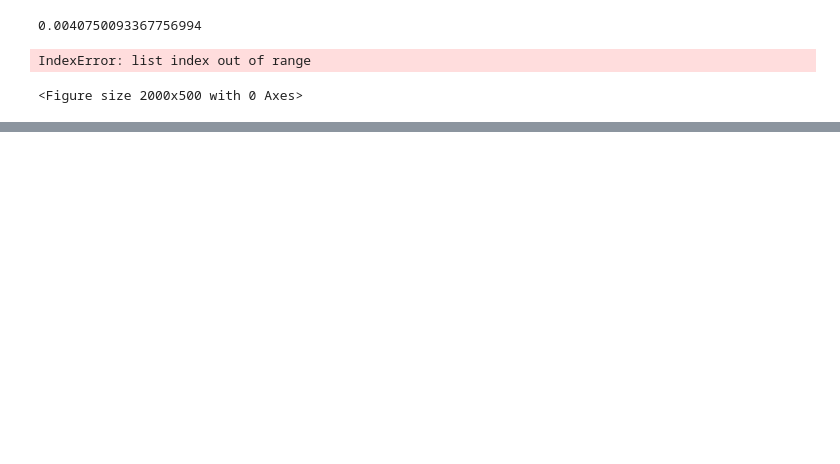
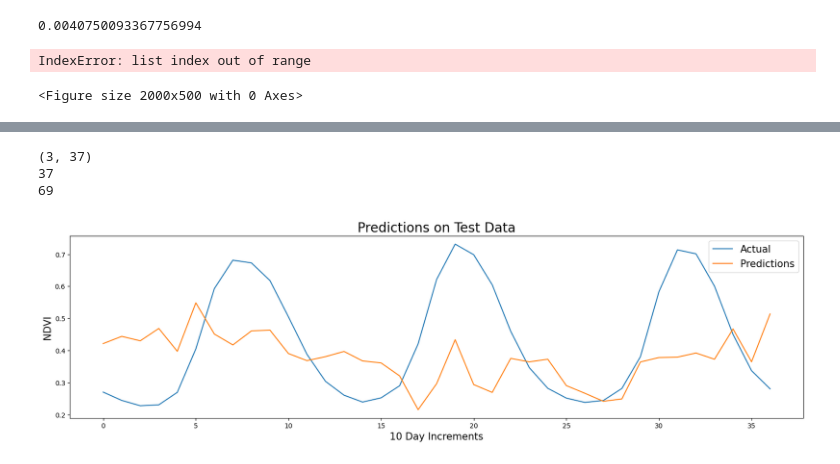
Before and after one commit to oescoba2/Vol3_WinterProject, a Jupyter notebook: Dallin's now useless code and files/Chad/correlations.ipynb, the cells around one changed output, grey strips where cells are left out. Saved outputs shown, nothing was run; the diff lists cells and outputs as text; code cells hidden in the pictures; blank space fills up the shorter version.

```diff
--- a/Dallin's now useless code and files/Chad/correlations.ipynb
+++ b/Dallin's now useless code and files/Chad/correlations.ipynb
@@ -430,0 +554,10 @@ print(gm.scale)
+# %%
+gm = GreenModel(lmda=0)
+features = weather[[0, 1,4]]
+train_features = features[:, :151]
+test_features = features[:, 151:]
+train_features = np.array([np.delete(train_features[i], 61) for i in range(len(train_features))])
+y = np.delete(y, 61)
+print(np.shape(y))
+print(np.shape(train_features))
+gm.fit(train_features, y[:150])
@@ -430,0 +585,19 @@ print(gm.scale)
+# %%
+prediction = gm.predict(future_pred2)
+plt.figure(figsize=(20, 5))
+num = 150 + len(test_features)
+print(len(prediction))
+print(len(y[150:]))
+plt.plot(np.arange(len(prediction)), y[:len(prediction)], label = "Actual")
+plt.plot(np.arange(len(prediction)), prediction, label = "Predictions")
+plt.title("Predictions on Test Data",fontsize=20)
+plt.ylabel("NDVI", fontsize=15)
+plt.xlabel("10 Day Increments", fontsize=15)
+plt.legend(fontsize=15)
+plt.savefig("TestPredict_Ukraine.pdf", dpi=300, bbox_inches="tight")
+plt.show()
+# %% [output]
+(3, 37)
+37
+69
+[figure, added]
```
Also changed, not shown: parts of 10 cells of this notebook, 2 other files.
